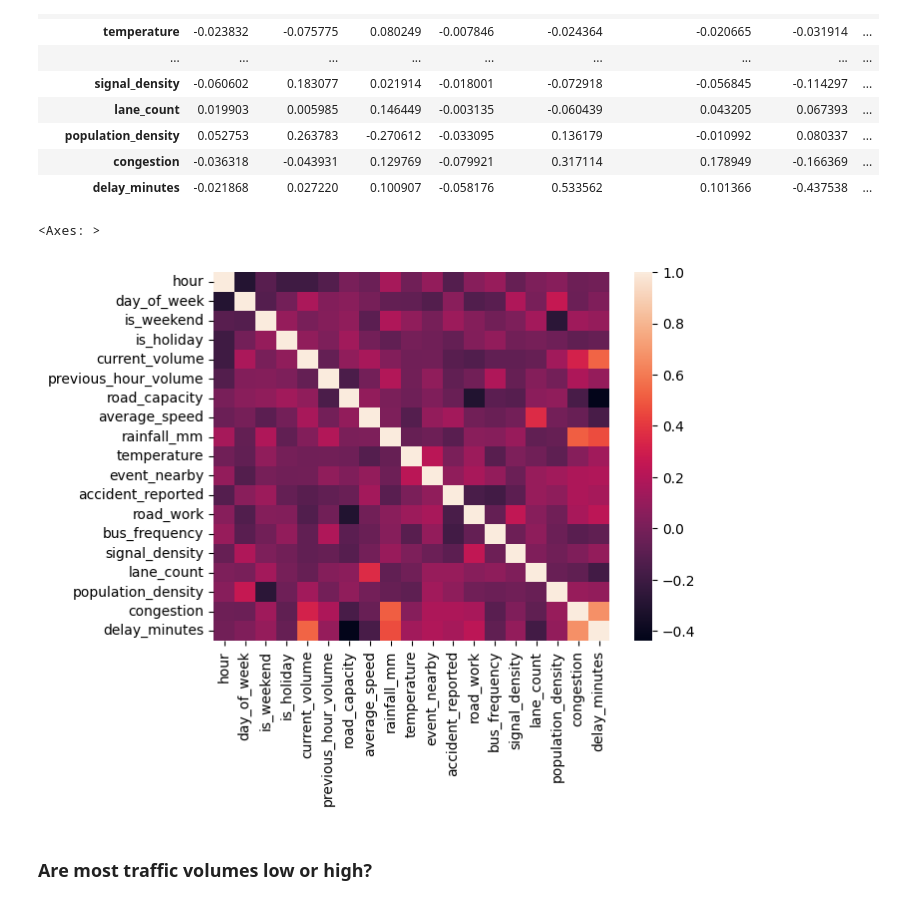
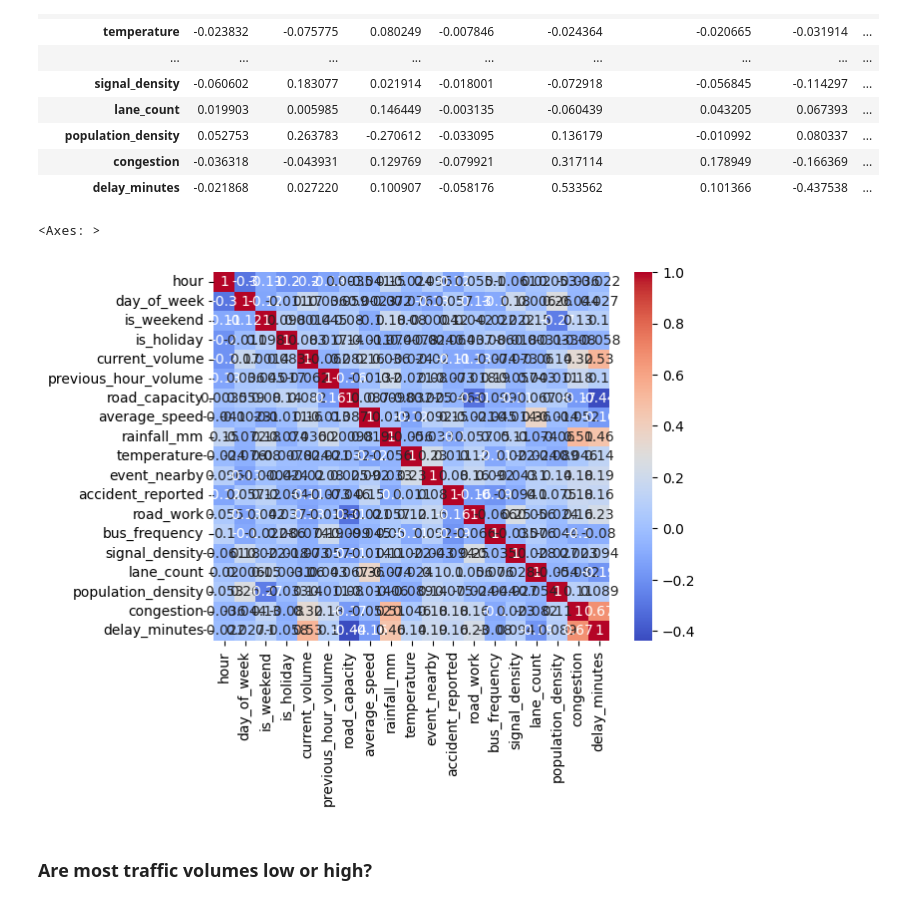
Before and after one commit to olatideenoch/Traffic_prediction_model, a Jupyter notebook: traffic_prediction_model.ipynb, the cells around one changed output. Cells and saved outputs as stored; diff of their text form; code cells hidden in the pictures.

```diff
--- a/traffic_prediction_model.ipynb
+++ b/traffic_prediction_model.ipynb
@@ -116,10 +117,10 @@ data.corr()
 | congestion | -0.036318 | -0.043931 | 0.129769 | -0.079921 | 0.317114 | 0.178949 | -0.166369 | ... |
 | delay_minutes | -0.021868 | 0.027220 | 0.100907 | -0.058176 | 0.533562 | 0.101366 | -0.437538 | ... |
 # %%
-sns.heatmap(data.corr(), annot=False)
+sns.heatmap(data.corr(), annot=True, cmap='coolwarm')
 # %% [output]
 <Axes: >
-[figure, old version]
+[figure, new version]
 # %% [markdown]
 ### Are most traffic volumes low or high?
 # %%
```
Also changed, not shown: parts of 9 cells of this notebook.
